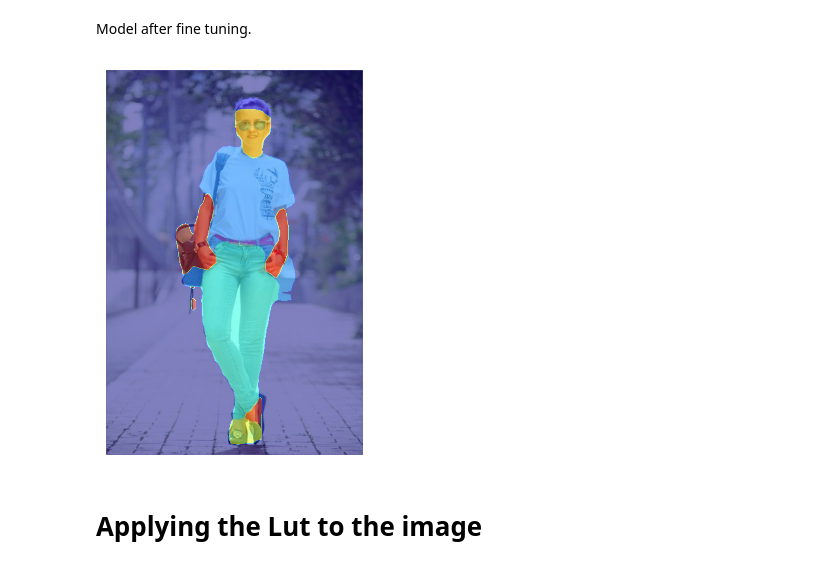
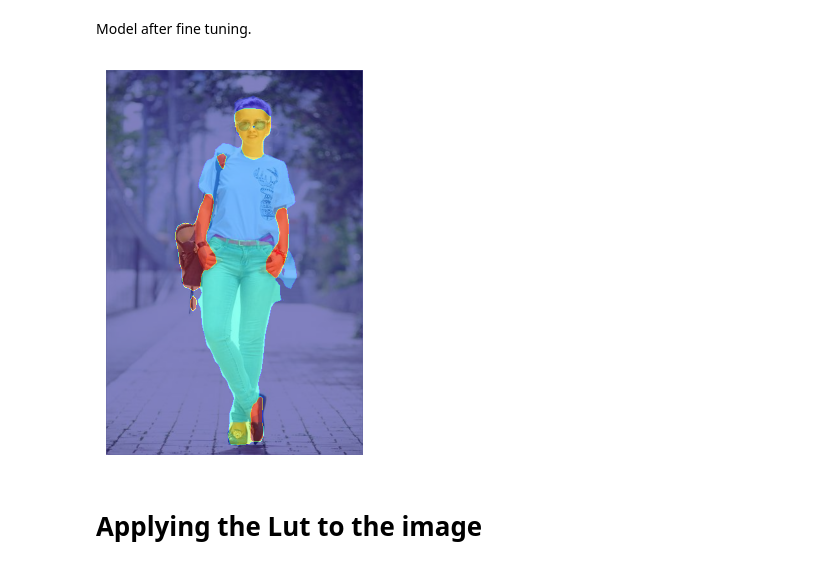
Before and after one commit to AlanGalaxy/507, a Jupyter notebook: 507_Project.ipynb, the cells around one changed output. Drawn from its saved outputs; the diff is of its cells as text; code cells hidden in the pictures.

```diff
--- a/507_Project.ipynb
+++ b/507_Project.ipynb
@@ -495,7 +507,7 @@ original_model = MobileViTForSemanticSegmentation.from_pretrained(model_name).to
 # load the image
 # url = "https://plus.unsplash.com/premium_photo-1673210886161-bfcc40f54d1f?ixlib=rb-4.0.3&ixid=MnwxMjA3fDB8MHxzZWFyY2h8MXx8cGVyc29uJTIwc3RhbmRpbmd8ZW58MHx8MHx8&w=1000&q=80"
 # image = Image.open(requests.get(url, stream=True).raw)
-image = Image.open("3.png")
+image = Image.open("./resources/example.png")
 
 # pre-process the image
 inputs = original_processor(images=image, return_tensors="pt").to("cuda" if torch.cuda.is_available() else "cpu")
@@ -527,33 +539,33 @@ plt.show()
 Model after fine tuning.
 # %%
 # load the model from fine tuning
-model_dir = "./7"
+model_dir = "./model"
 
 model = MobileViTForSemanticSegmentation.from_pretrained(model_dir).to("cuda" if torch.cuda.is_available() else "cpu")
 
 # apply the model
 outputs = model(**inputs)
 logits = outputs.logits
 
 # up sample the mask to the original size
 upsampled_logits = nn.functional.interpolate(
     logits,
     size=image.size[::-1],
     mode="bilinear",
     align_corners=False,
 )
 
 # get the segmentation result
 pred_seg = upsampled_logits.argmax(dim=1)[0].cpu()
 
 # overlay the mask result on the image
 fig, ax = plt.subplots(figsize=(5, 5))
 ax.imshow(image)
 ax.imshow(pred_seg, cmap="jet", alpha=0.5)  # transparent mask
 ax.axis("off")
 plt.show()
 # %% [output]
-[figure, old version]
+[figure, new version]
 # %% [markdown]
 # Applying the Lut to the image
 # %%
```
Also changed, not shown: parts of 4 cells of this notebook.
